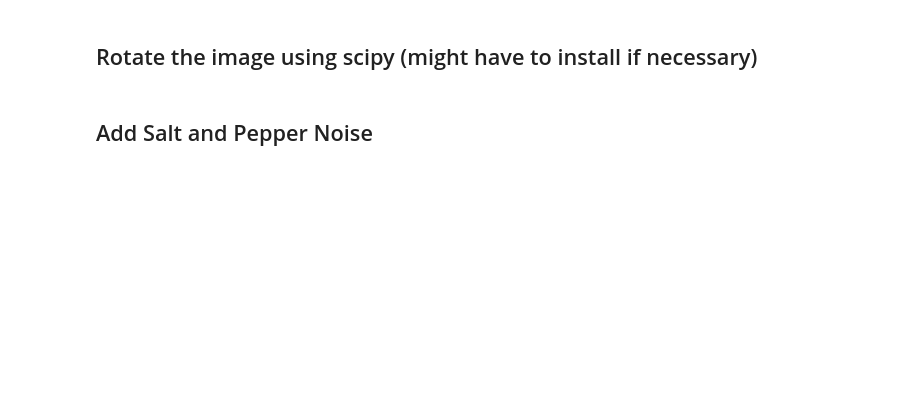
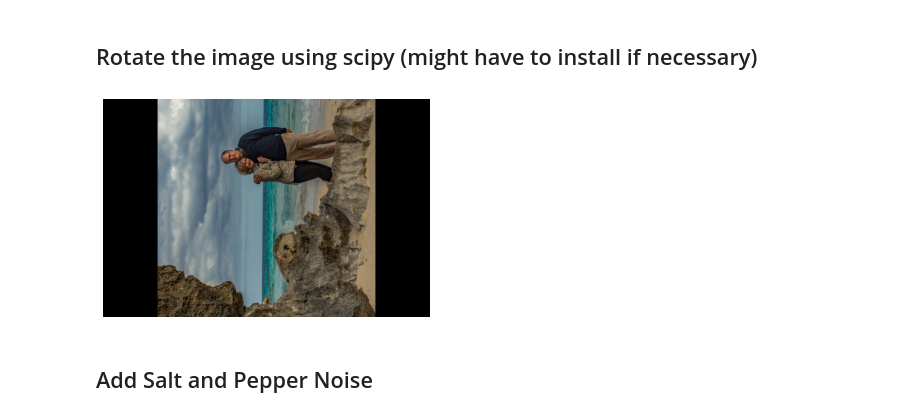
Before and after one commit to shaileshhemdev/hemdev-705.603Spring24, a Jupyter notebook: cvbasicsAssignment-main/ObjectDetection.ipynb, the cells around one changed output. Saved outputs shown, nothing was run; the diff lists cells and outputs as text; code cells hidden in the pictures; blank space fills up the shorter version.

```diff
--- a/cvbasicsAssignment-main/ObjectDetection.ipynb
+++ b/cvbasicsAssignment-main/ObjectDetection.ipynb
@@ -88,8 +122,10 @@ plot_cv_img(rotated_image)
 # %%
 # Rotate
 from scipy import ndimage
-rotated_img = ndimage ( ) # add code to rotate
-plot_cv_img(img)
+rotated_img = ndimage.rotate(img, 90, reshape=False) # add code to rotate
+plot_cv_img(rotated_img)
+# %% [output]
+[figure, added]
 # %% [markdown]
 ## Add Salt and Pepper Noise
 # %%
```
Also changed, not shown: parts of 9 cells of this notebook, 1 other file.
